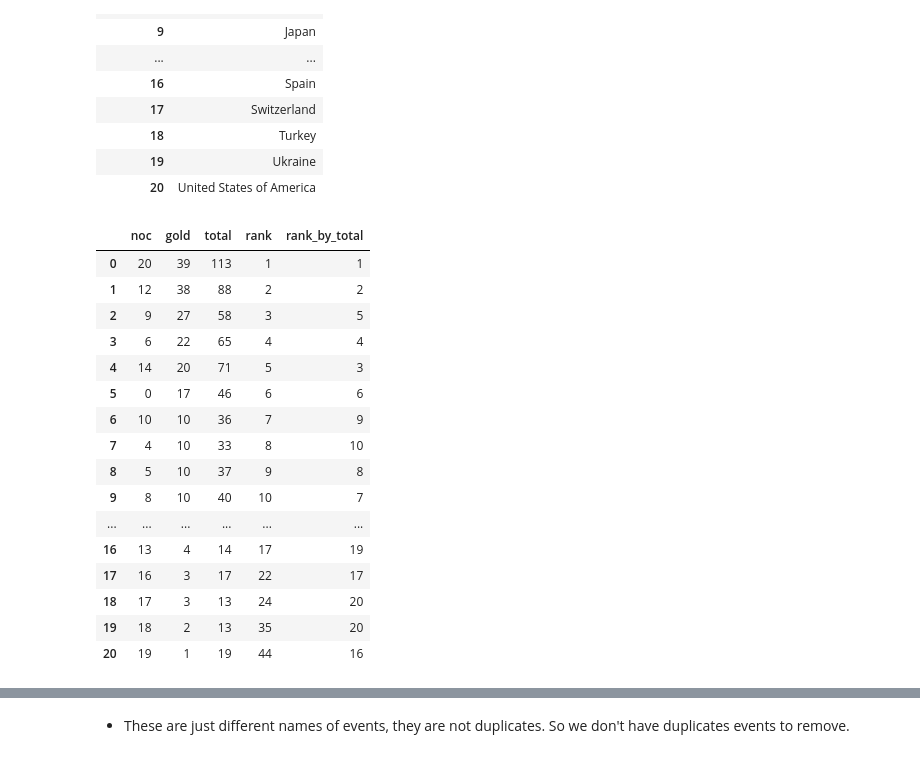
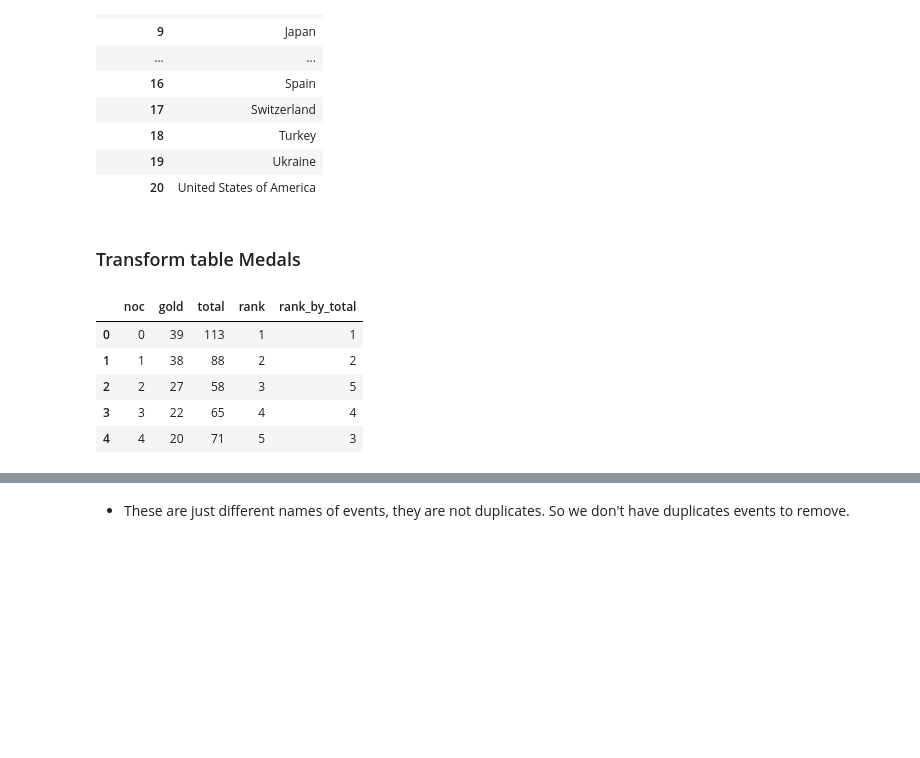
Before and after one commit to BankeUCI/Project_2, a Jupyter notebook: GalynaM/extract_transf.ipynb, the cells around one changed output, grey strips where cells are left out. Drawn from its saved outputs; the diff is of its cells as text; code cells hidden in the pictures; blank space fills up the shorter version.

Commit message:
Final updates to extract-transform.ipynb

```diff
--- a/GalynaM/extract_transf.ipynb
+++ b/GalynaM/extract_transf.ipynb
@@ -119,23 +138,15 @@ countries
 countries.to_csv("../Output/countries.csv")
+# %% [markdown]
+### Transform table Medals
 # %%
-# Change column noc to country_id in medals and its corresponding values
+# Change column noc values to country_id values
 for index, row in countries.iterrows():
     medals.loc[medals['noc']==row["country_name"], 'noc'] = index
+medals.head()
 # %% [output]
 |  | noc | gold | total | rank | rank_by_total |
-| 0 | 20 | 39 | 113 | 1 | 1 |
-| 1 | 12 | 38 | 88 | 2 | 2 |
-| 2 | 9 | 27 | 58 | 3 | 5 |
-| 3 | 6 | 22 | 65 | 4 | 4 |
-| 4 | 14 | 20 | 71 | 5 | 3 |
-| 5 | 0 | 17 | 46 | 6 | 6 |
-| 6 | 10 | 10 | 36 | 7 | 9 |
-| 7 | 4 | 10 | 33 | 8 | 10 |
-| 8 | 5 | 10 | 37 | 9 | 8 |
-| 9 | 8 | 10 | 40 | 10 | 7 |
-| ... | ... | ... | ... | ... | ... |
-| 16 | 13 | 4 | 14 | 17 | 19 |
-| 17 | 16 | 3 | 17 | 22 | 17 |
-| 18 | 17 | 3 | 13 | 24 | 20 |
-| 19 | 18 | 2 | 13 | 35 | 20 |
-| 20 | 19 | 1 | 19 | 44 | 16 |
+| 0 | 0 | 39 | 113 | 1 | 1 |
+| 1 | 1 | 38 | 88 | 2 | 2 |
+| 2 | 2 | 27 | 58 | 3 | 5 |
+| 3 | 3 | 22 | 65 | 4 | 4 |
+| 4 | 4 | 20 | 71 | 5 | 3 |
```
Also changed, not shown: parts of 74 cells of this notebook, 1 other file.
